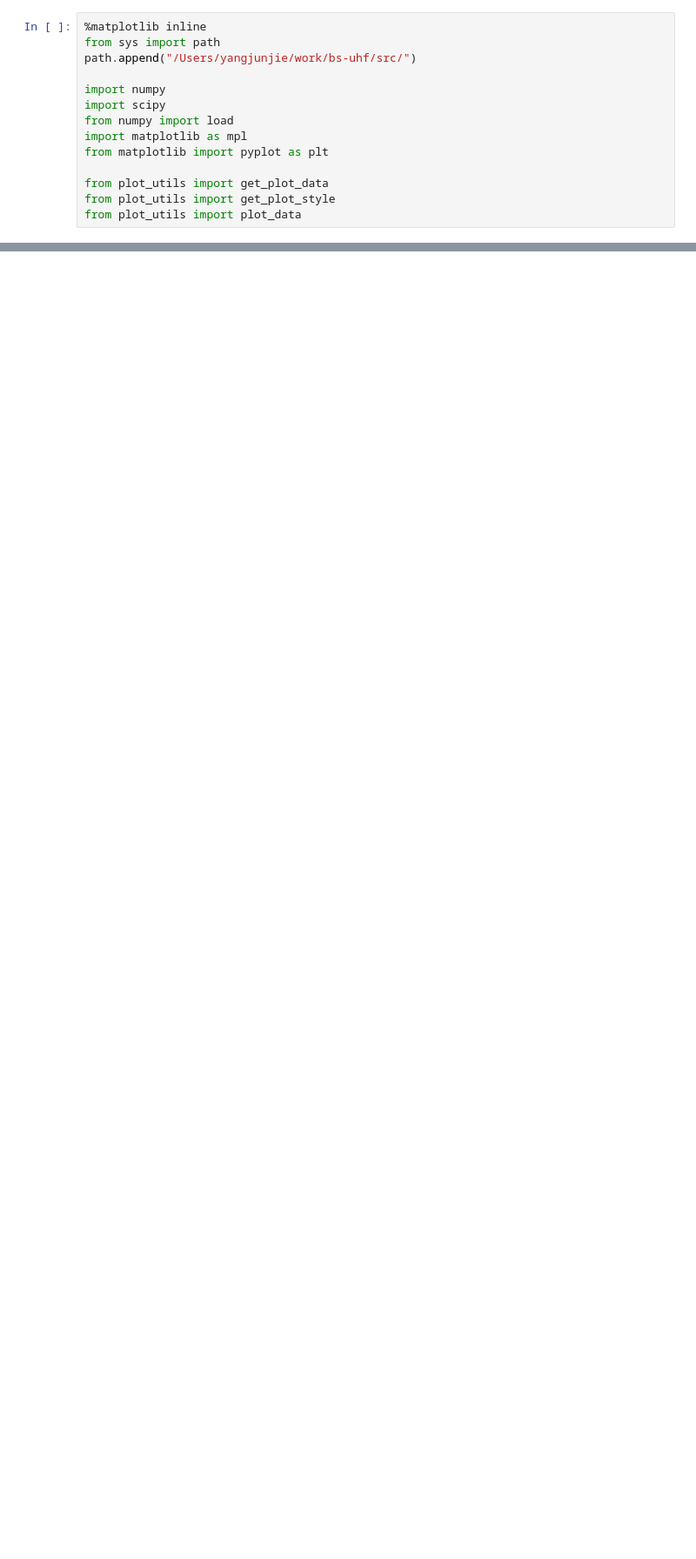
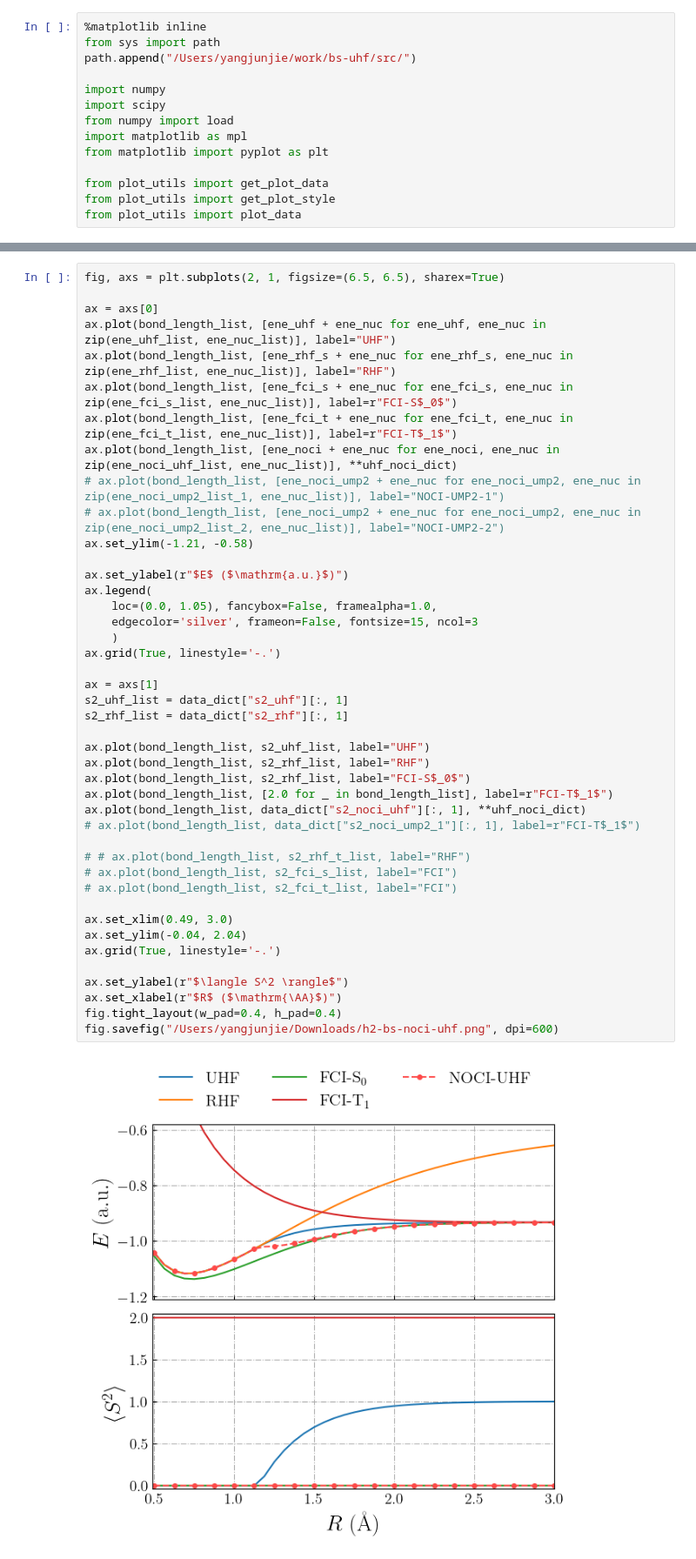
Before and after one commit to yangdatou/bs-uhf, a Jupyter notebook: work/plot/h2.ipynb, the cells around one changed output, grey strips where cells are left out. Shown at 87% size. Saved outputs shown, nothing was run; the diff lists cells and outputs as text; blank space fills up the shorter version.

```diff
--- a/work/plot/h2.ipynb
+++ b/work/plot/h2.ipynb
@@ -158,0 +102,45 @@ KeyError: 's2_uhf'
+# %%
+fig, axs = plt.subplots(2, 1, figsize=(6.5, 6.5), sharex=True)
+
+ax = axs[0]
+ax.plot(bond_length_list, [ene_uhf + ene_nuc for ene_uhf, ene_nuc in zip(ene_uhf_list, ene_nuc_list)], label="UHF")
+ax.plot(bond_length_list, [ene_rhf_s + ene_nuc for ene_rhf_s, ene_nuc in zip(ene_rhf_list, ene_nuc_list)], label="RHF")
+ax.plot(bond_length_list, [ene_fci_s + ene_nuc for ene_fci_s, ene_nuc in zip(ene_fci_s_list, ene_nuc_list)], label=r"FCI-S$_0$")
+ax.plot(bond_length_list, [ene_fci_t + ene_nuc for ene_fci_t, ene_nuc in zip(ene_fci_t_list, ene_nuc_list)], label=r"FCI-T$_1$")
+ax.plot(bond_length_list, [ene_noci + ene_nuc for ene_noci, ene_nuc in zip(ene_noci_uhf_list, ene_nuc_list)], **uhf_noci_dict)
+# ax.plot(bond_length_list, [ene_noci_ump2 + ene_nuc for ene_noci_ump2, ene_nuc in zip(ene_noci_ump2_list_1, ene_nuc_list)], label="NOCI-UMP2-1")
+# ax.plot(bond_length_list, [ene_noci_ump2 + ene_nuc for ene_noci_ump2, ene_nuc in zip(ene_noci_ump2_list_2, ene_nuc_list)], label="NOCI-UMP2-2")
+ax.set_ylim(-1.21, -0.58)
+
+ax.set_ylabel(r"$E$ ($\mathrm{a.u.}$)")
+ax.legend(
+    loc=(0.0, 1.05), fancybox=False, framealpha=1.0,
+    edgecolor='silver', frameon=False, fontsize=15, ncol=3
+    )
+ax.grid(True, linestyle='-.')
+
+ax = axs[1]
+s2_uhf_list = data_dict["s2_uhf"][:, 1]
+s2_rhf_list = data_dict["s2_rhf"][:, 1]
+
+ax.plot(bond_length_list, s2_uhf_list, label="UHF")
+ax.plot(bond_length_list, s2_rhf_list, label="RHF")
+ax.plot(bond_length_list, s2_rhf_list, label="FCI-S$_0$")
+ax.plot(bond_length_list, [2.0 for _ in bond_length_list], label=r"FCI-T$_1$")
+ax.plot(bond_length_list, data_dict["s2_noci_uhf"][:, 1], **uhf_noci_dict)
+# ax.plot(bond_length_list, data_dict["s2_noci_ump2_1"][:, 1], label=r"FCI-T$_1$")
+
+# # ax.plot(bond_length_list, s2_rhf_t_list, label="RHF")
+# ax.plot(bond_length_list, s2_fci_s_list, label="FCI")
+# ax.plot(bond_length_list, s2_fci_t_list, label="FCI")
+
+ax.set_xlim(0.49, 3.0)
+ax.set_ylim(-0.04, 2.04)
+ax.grid(True, linestyle='-.')
+
+ax.set_ylabel(r"$\langle S^2 \rangle$")
+ax.set_xlabel(r"$R$ ($\mathrm{\AA}$)")
+fig.tight_layout(w_pad=0.4, h_pad=0.4)
+fig.savefig("/Users/yangjunjie/Downloads/h2-bs-noci-uhf.png", dpi=600)
+# %% [output]
+[figure, added]
```
Also changed, not shown: parts of 5 cells of this notebook, 1 other file.
